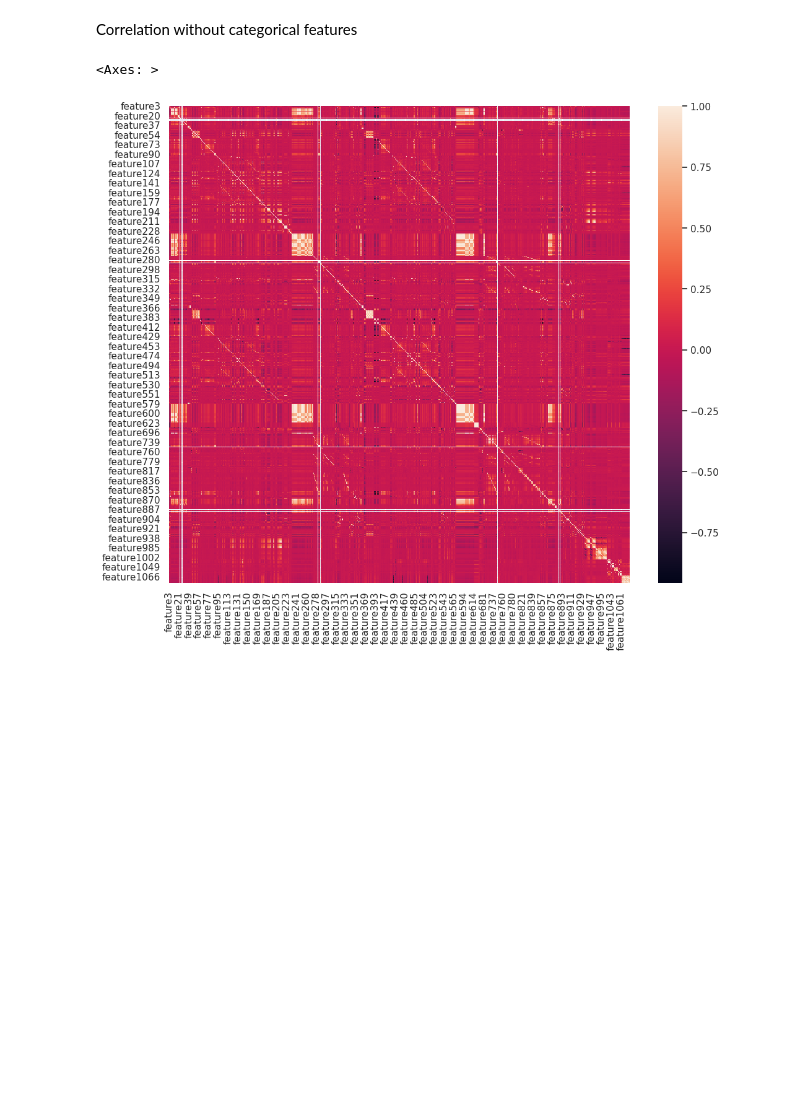
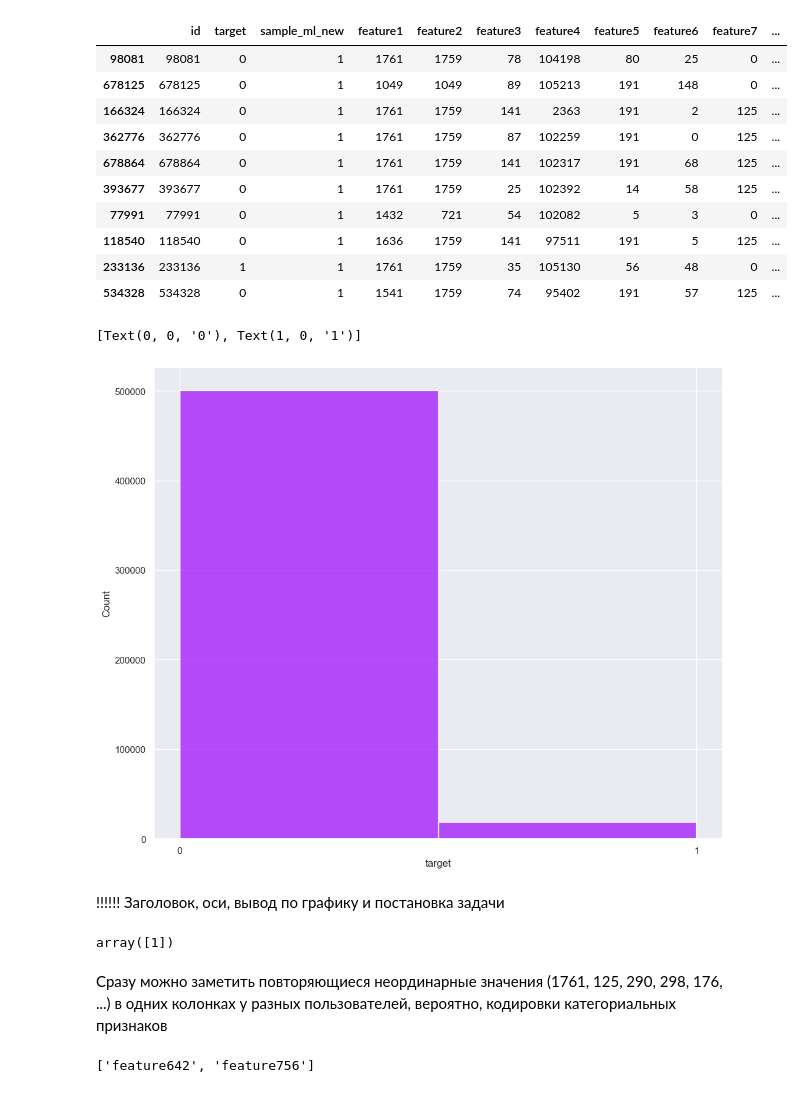
Before and after one commit to REU-DS-CLUB/purple_hack, a Jupyter notebook: EDA.ipynb, the cells around one changed output. Cells and saved outputs as stored; diff of their text form; code cells hidden in the pictures; blank space fills up the shorter version.

```diff
--- a/EDA.ipynb
+++ b/EDA.ipynb
@@ -66,13 +1,14 @@ plt.show()
-# %% [markdown]
-Correlation without categorical features
-# %%
-continious_col_names = df.columns[df.max() - df.min() > 1]
-df_withput_cats = df[continious_col_names]
-
-to_plot = df_withput_cats.sample(30000).iloc[:, 3:]
-corr = to_plot.corr()
-sns.set(rc={'figure.figsize':(12,10)})
-sns.heatmap(corr)
-# %% [output]
-<Axes: >
-[figure, removed]
+# %%
+# импортируесм необходимые пакеты
+import gdown
+import pandas as pd
+import numpy as np
+import seaborn as sns
+import matplotlib.pyplot as plt
+
+pd.set_option('display.max_rows', None)
+pd.set_option('display.max_columns', None)
+
+colors = ["#A115FE", "#8F00FF", "#4d0585", "#591878", "#6e1f78", "#7b469c", "#2c0652",
+          "#29AB50", "#22753b", "#ECE919", "#7a781d", "#0F91D0", "#0f3f75"]
+sns.set_palette(sns.color_palette(colors))
@@ -78,0 +22,32 @@ sns.heatmap(corr)
+# %%
+#df = download_raw_data_from_drive_and_open_in_pandas()
+
+df = pd.read_parquet("raw_data.parquet")
+# %%
+# делаем первый взгляд на данные
+
+df.sample(10)
+# %% [output]
+|  | id | target | sample_ml_new | feature1 | feature2 | feature3 | feature4 | feature5 | feature6 | feature7 | ... |
+| 98081 | 98081 | 0 | 1 | 1761 | 1759 | 78 | 104198 | 80 | 25 | 0 | ... |
+| 678125 | 678125 | 0 | 1 | 1049 | 1049 | 89 | 105213 | 191 | 148 | 0 | ... |
+| 166324 | 166324 | 0 | 1 | 1761 | 1759 | 141 | 2363 | 191 | 2 | 125 | ... |
+| 362776 | 362776 | 0 | 1 | 1761 | 1759 | 87 | 102259 | 191 | 0 | 125 | ... |
+| 678864 | 678864 | 0 | 1 | 1761 | 1759 | 141 | 102317 | 191 | 68 | 125 | ... |
+| 393677 | 393677 | 0 | 1 | 1761 | 1759 | 25 | 102392 | 14 | 58 | 125 | ... |
+| 77991 | 77991 | 0 | 1 | 1432 | 721 | 54 | 102082 | 5 | 3 | 0 | ... |
+| 118540 | 118540 | 0 | 1 | 1636 | 1759 | 141 | 97511 | 191 | 5 | 125 | ... |
+| 233136 | 233136 | 1 | 1 | 1761 | 1759 | 35 | 105130 | 56 | 48 | 0 | ... |
+| 534328 | 534328 | 0 | 1 | 1541 | 1759 | 74 | 95402 | 191 | 57 | 125 | ... |
+# %%
+# смотрим на распределение значений целевой переменной
+
+ax = sns.histplot(data=df.target, bins=2)
+
+ax.xaxis.set_ticks([0, 1])
+ax.set_xticklabels([0, 1])
+# %% [output]
+[Text(0, 0, '0'), Text(1, 0, '1')]
+[figure, added]
+# %% [markdown]
+!!!!!! Заголовок, оси, вывод по графику и постановка задачи
@@ -78,0 +58,14 @@ sns.heatmap(corr)
+# %%
+# у нас только данные для обучения
+
+df.sample_ml_new.unique()
+# %% [output]
+array([1])
+# %% [markdown]
+Сразу можно заметить повторяющиеся неординарные значения (1761, 125, 290, 298, 176, ...) в одних колонках у разных пользователей, вероятно, кодировки категориальных признаков
+# %%
+# проверим типы данных
+
+df.columns[df.dtypes != np.int64].to_list()
+# %% [output]
+['feature642', 'feature756']
```
Also changed, not shown: parts of 54 cells of this notebook, 5 other files.
